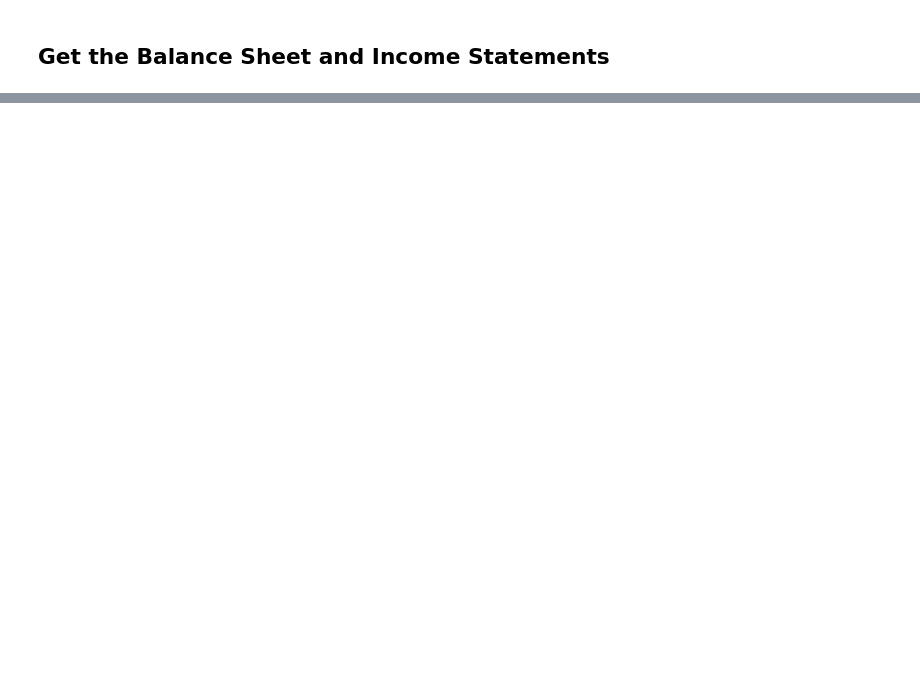
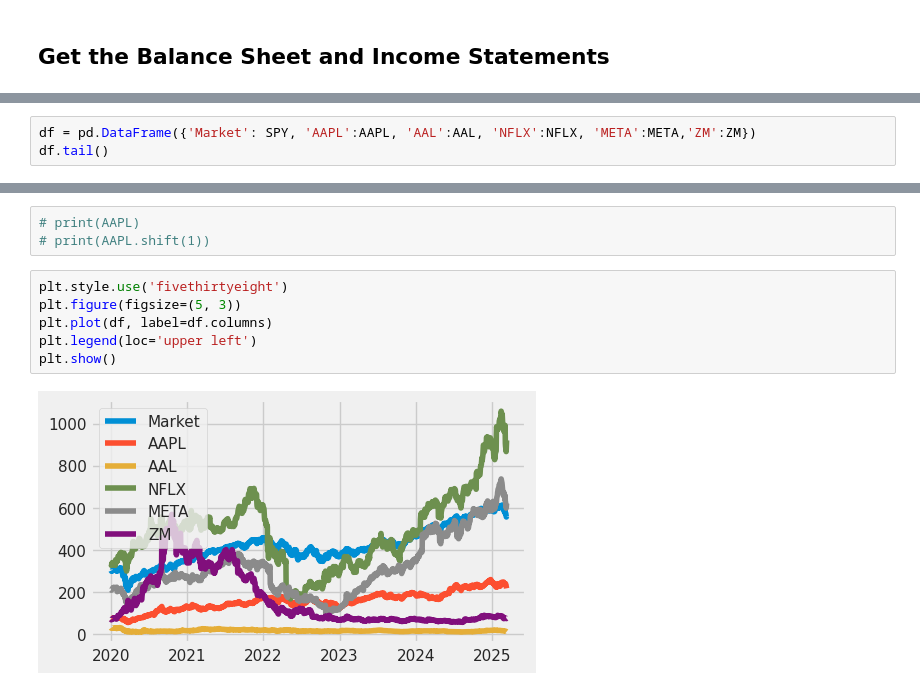
Before and after one commit to JyothsnaGH/PythonforFinance, a Jupyter notebook: FinancialDataAnalysis.ipynb, the cells around one changed output, grey strips where cells are left out. Cells and saved outputs as stored; diff of their text form; blank space fills up the shorter version.

```diff
--- a/FinancialDataAnalysis.ipynb
+++ b/FinancialDataAnalysis.ipynb
@@ -81,0 +124,3 @@ META.describe()
+# %%
+df = pd.DataFrame({'Market': SPY, 'AAPL':AAPL, 'AAL':AAL, 'NFLX':NFLX, 'META':META,'ZM':ZM})
+df.tail()
@@ -81,0 +135,11 @@ META.describe()
+# %%
+# print(AAPL)
+# print(AAPL.shift(1))
+# %%
+plt.style.use('fivethirtyeight')
+plt.figure(figsize=(5, 3))
+plt.plot(df, label=df.columns)
+plt.legend(loc='upper left')
+plt.show()
+# %% [output]
+[figure, added]
```
Also changed, not shown: parts of 16 cells of this notebook.
